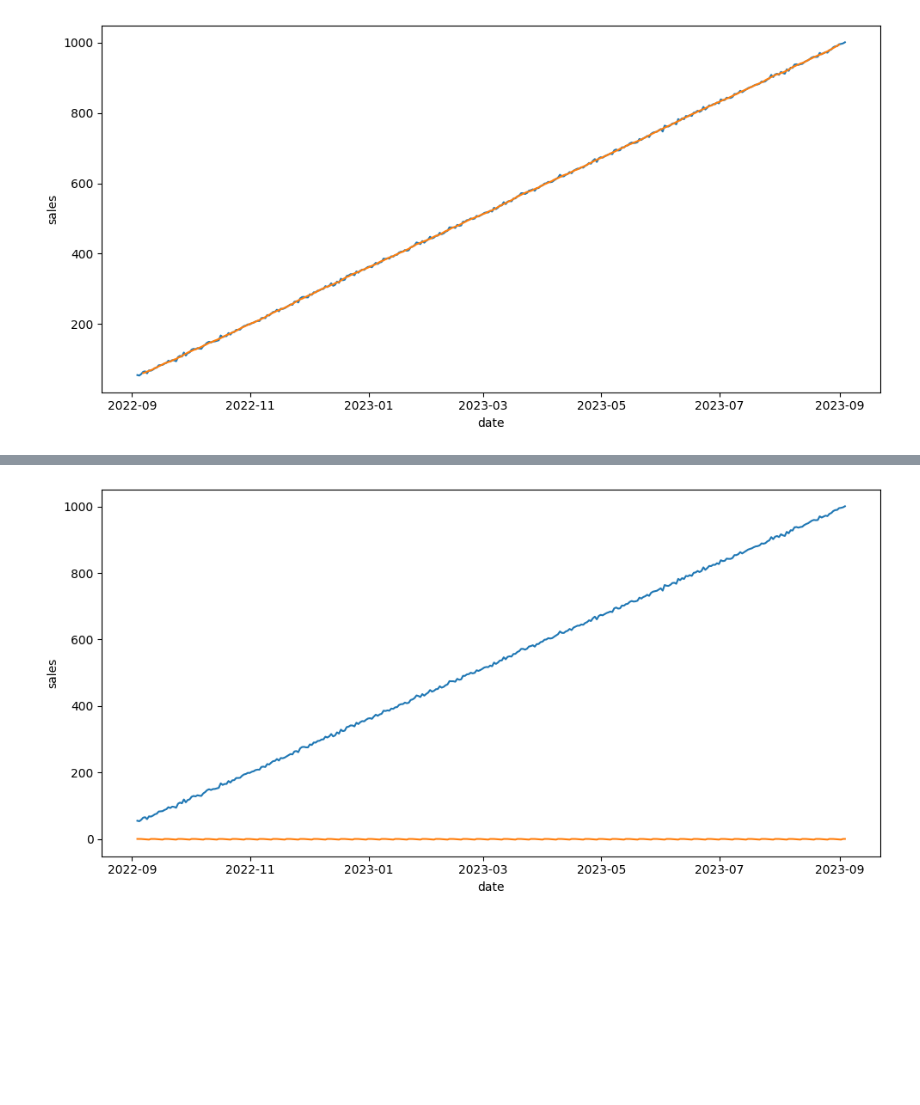
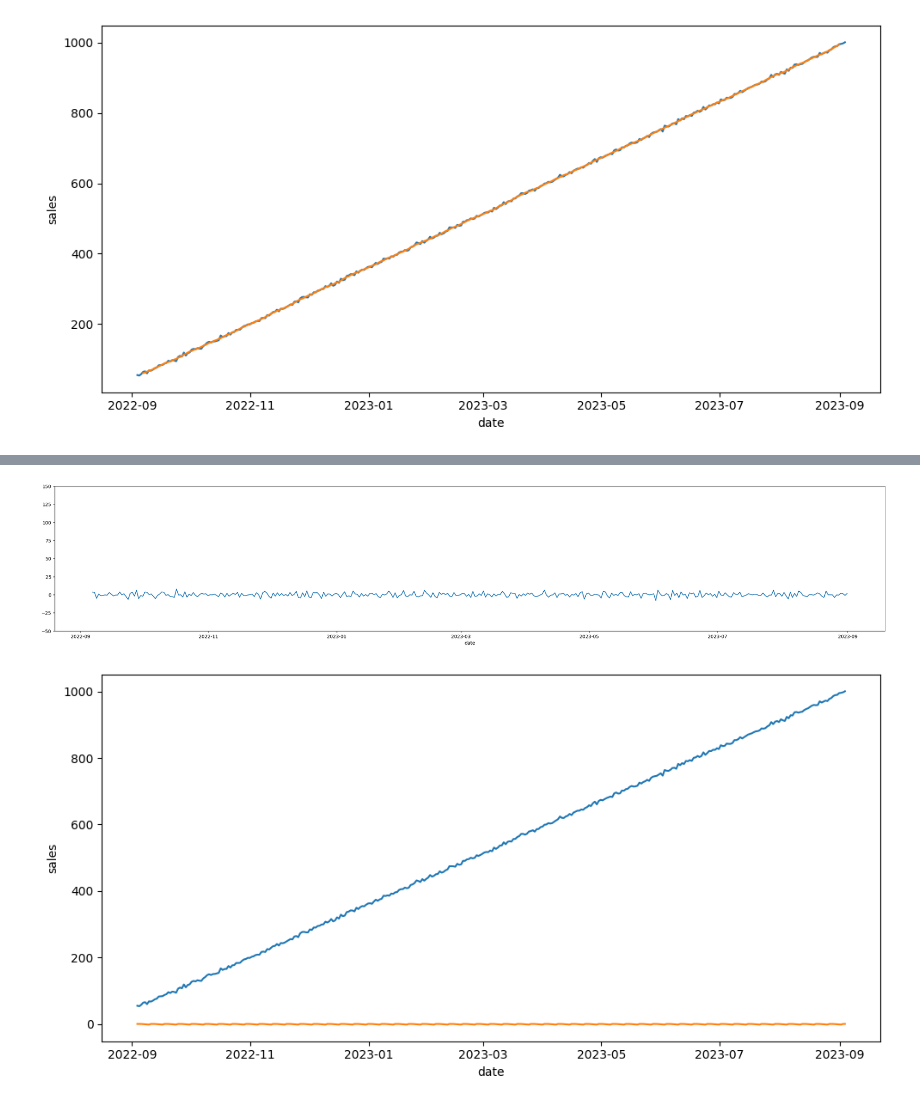
Before and after one commit to 4GeeksAcademy/Kransky_85_Time-Series-Project, a Jupyter notebook: src/explore.ipynb, the cells around one changed output, grey strips where cells are left out. Saved outputs shown, nothing was run; the diff lists cells and outputs as text; code cells hidden in the pictures; blank space fills up the shorter version.

Commit message:
Time Series Project

```diff
--- a/src/explore.ipynb
+++ b/src/explore.ipynb
@@ -112,3 +128,17 @@ plt.show()
+# %%
+trend_mod = trend.dropna()
+# %%
+ts_stationary = time_series_df - trend_mod
+# %%
+fig, axis = plt.subplots(figsize = (25, 5))
+
+sns.lineplot(data = ts_stationary)
+
+plt.tight_layout()
+plt.yticks([-50, -25, 0, 25, 50, 75, 100, 125, 150])
+plt.show()
+# %% [output]
+[figure, added]
 # %%
 # Assessing the seasonality
 
```
Also changed, not shown: parts of 10 cells of this notebook.
